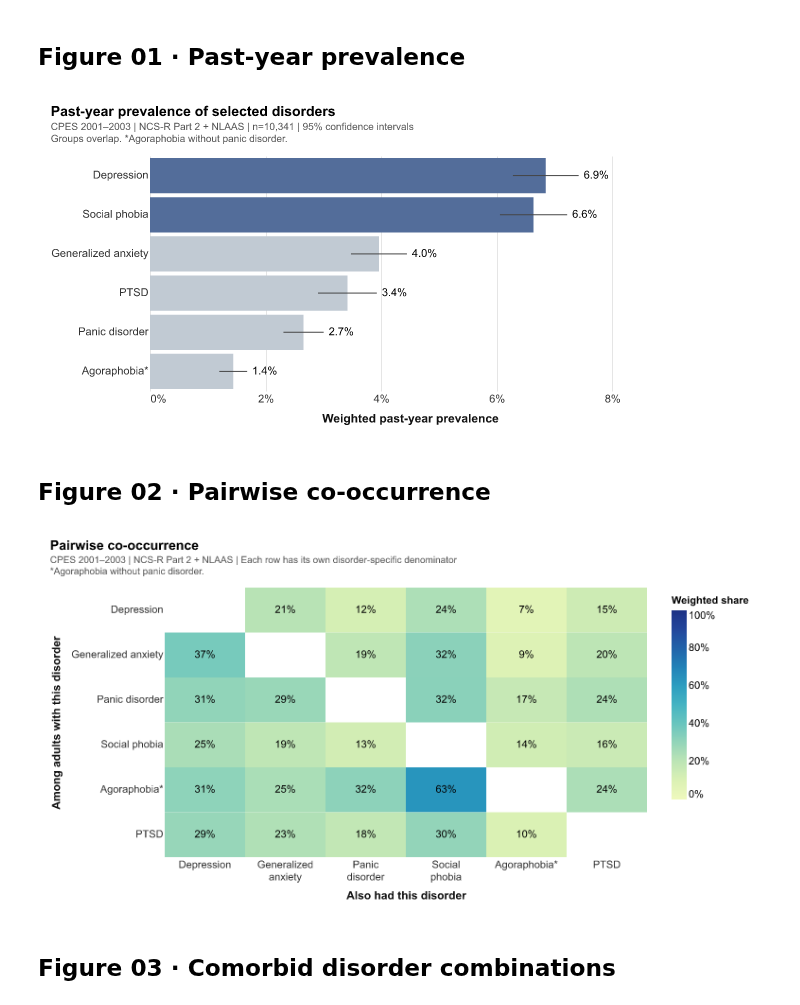
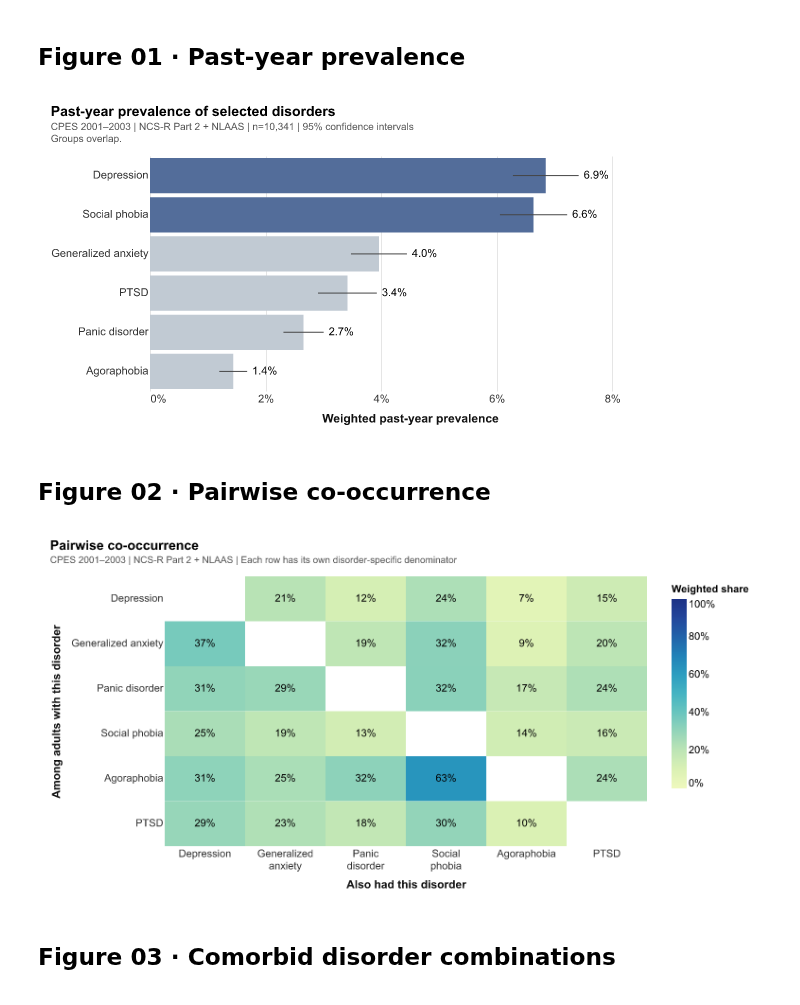
Before and after one commit to judycchen/capp30239-data-visualization_judy-chen, a Jupyter notebook: static-viz-project/milestone2_draft/static-draft.ipynb, the cells around one changed output. Cells and saved outputs as stored; diff of their text form; code cells hidden in the pictures.

Commit message:
Simplify figure labels and remove medication screening flags

```diff
--- a/static-viz-project/milestone2_draft/static-draft.ipynb
+++ b/static-viz-project/milestone2_draft/static-draft.ipynb
@@ -25,7 +25,7 @@ alt.renderers.enable("png")
 
 BLUE, ORANGE = "#536D9A", "#B67439"
 DISORDER_LABELS = ["Depression", "Generalized anxiety", "Panic disorder", "Social phobia",
-                   "Agoraphobia*", "PTSD"]
+                   "Agoraphobia", "PTSD"]
 CARE_COLORS = {"Both": BLUE, "Professional contact only": "#A1B7CF",
                "Medication only": "#9673A6", "Neither reported": ORANGE}
 CPES_SOURCE = "CPES 2001–2003 | NCS-R Part 2 + NLAAS"
@@ -218,10 +218,10 @@ def prevalence_chart(df):
 save_chart(
     prevalence_chart(prevalence), "01_prevalence.png", "Past-year prevalence of selected disorders",
     [CPES_SOURCE + " | n=10,341 | 95% confidence intervals",
-     "Groups overlap. *Agoraphobia without panic disorder."],
+     "Groups overlap."],
 )
 # %% [output]
-[figure, old version]
+[figure, new version]
 # %% [markdown]
 ## Figure 02 · Pairwise co-occurrence
 # %%
@@ -238,36 +238,35 @@ for row in range(6):
 
 cooccurrence_df = pd.DataFrame([
     {"disorder": DISORDER_LABELS[row], "also_had": DISORDER_LABELS[col],
      "share": cooccurrence[row, col] / 100}
     for row in range(6) for col in range(6) if row != col
 ])
 
 
 def cooccurrence_chart(df):
     base = alt.Chart(df).encode(
         x=alt.X("also_had:N", title="Also had this disorder", sort=DISORDER_LABELS,
                 axis=alt.Axis(labelAngle=0, labelExpr="split(datum.label, ' ')", labelLineHeight=13)),
         y=alt.Y("disorder:N", title="Among adults with this disorder", sort=DISORDER_LABELS),
     )
     cells = base.mark_rect().encode(
         color=alt.Color("share:Q", title="Weighted share", scale=alt.Scale(scheme="yellowgreenblue", domain=[0, 1]),
                         legend=alt.Legend(format="%")),
     )
     # Switch text color only where the sequential palette becomes dark enough.
     labels = base.mark_text().encode(
         text=alt.Text("share:Q", format=".0%"),
         color=alt.condition("datum.share > .72", alt.value("white"), alt.value("black")),
     )
     return (cells + labels).properties(width=510, height=285)
 
 
 save_chart(
     cooccurrence_chart(cooccurrence_df), "02_cooccurrence_heatmap.png", "Pairwise co-occurrence",
-    [CPES_SOURCE + " | Each row has its own disorder-specific denominator",
-     "*Agoraphobia without panic disorder."],
+    [CPES_SOURCE + " | Each row has its own disorder-specific denominator"],
 )
 # %% [output]
-[figure, old version]
+[figure, new version]
 # %% [markdown]
 ## Figure 03 · Comorbid disorder combinations
 # %%
```
Also changed, not shown: parts of 6 cells of this notebook, 10 other files.
